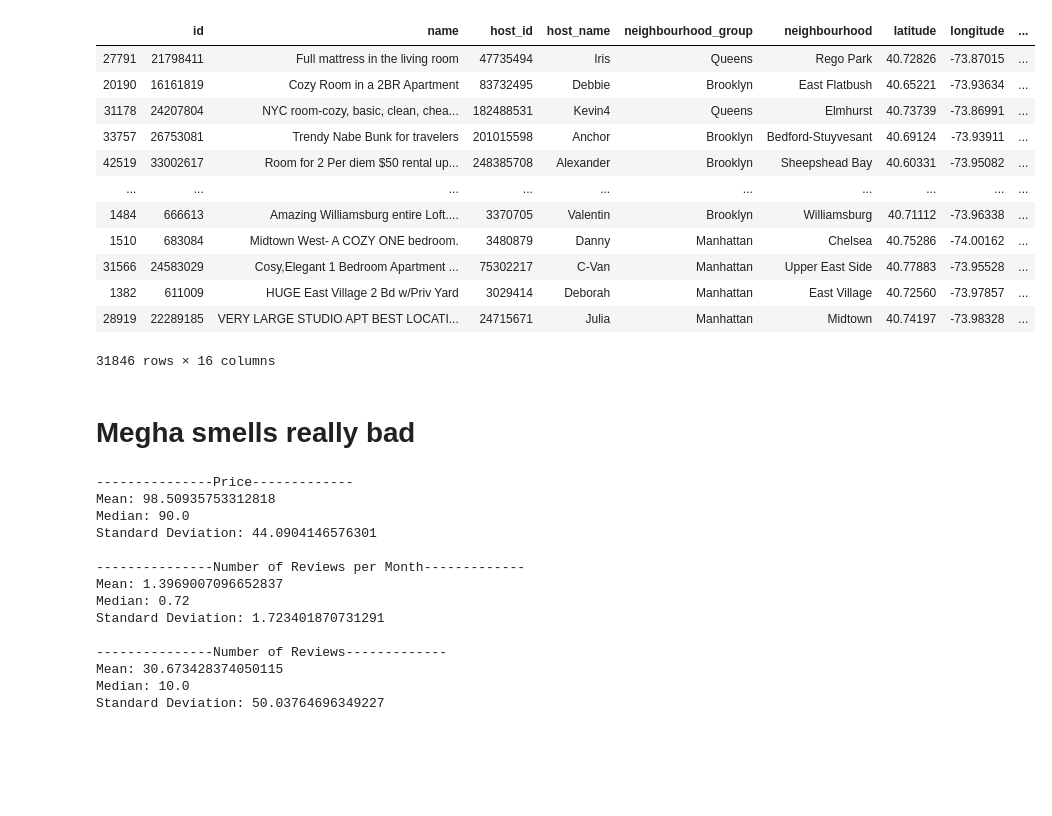
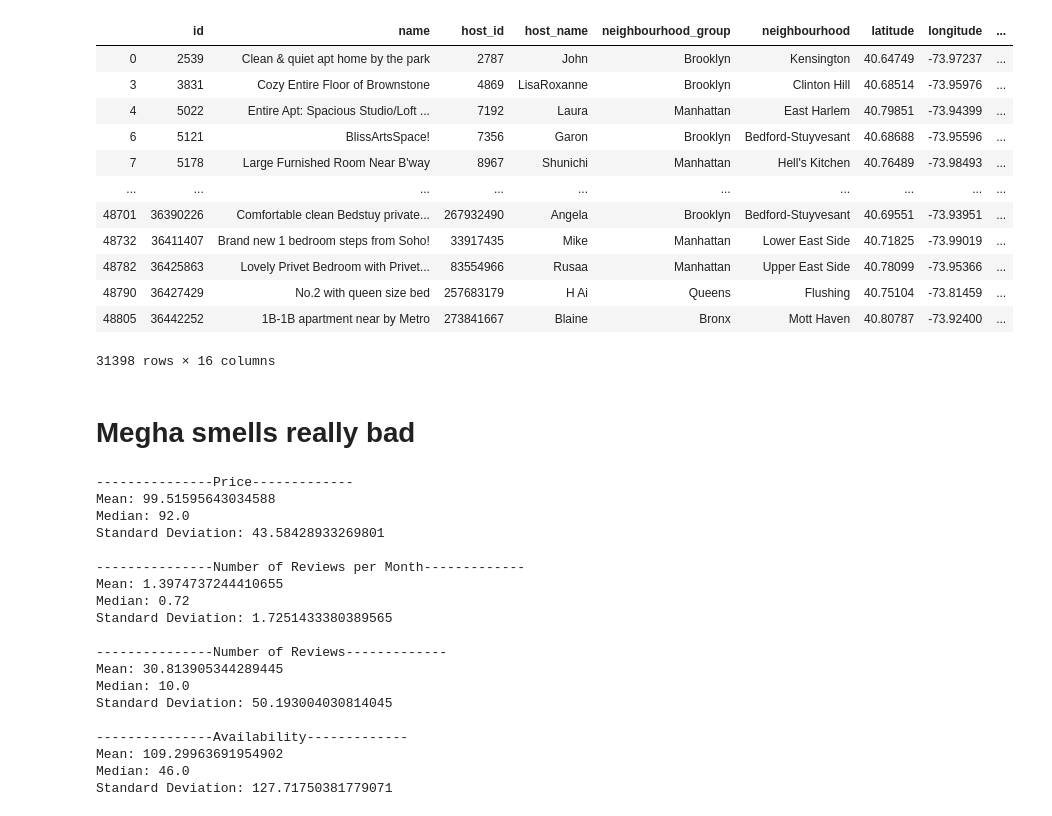
Before and after one commit to mguggari/mguggari.github.io, a Jupyter notebook: Rohit.ipynb, the cells around one changed output. Drawn from its saved outputs; the diff is of its cells as text; code cells hidden in the pictures; blank space fills up the shorter version.

```diff
--- a/Rohit.ipynb
+++ b/Rohit.ipynb
@@ -5,33 +5,19 @@ import pandas
 import folium
 import numpy as np
 from sklearn import linear_model
+#importing necessery libraries for future analysis of the dataset
+import numpy as np
+import pandas as pd
+import matplotlib.pyplot as plt
+import matplotlib.image as mpimg
+%matplotlib inline
+import seaborn as sns
 
 data = pandas.read_csv("AB_NYC_2019.csv")
-data = data[data["price"]>20]
+data = data[data["price"]>30]
 data = data[data["price"]<200]
 data = data.dropna()
 data.columns
-
-# visualizations
-# N
-# 1. Heatmap based on prices
-# 2. Heatmap based on availability
-
-# R
-# 3. Room_type vs Price
-# 4. Relationship bewteen rating and price
-
-# M
-# 5. Heatmap based on rating
-# 6. Room_type vs availability
-
-
-
-# # Machine Learning:
-# 1. Based on other info -> Suggested Price
-
-# # Visulizations:
-
 
 
 # 3. Room Type vs Price
@@ -90,5 +76,5 @@ hm.add_to(map_hooray)
 # Display the map
 map_hooray
 
-heat_df
+# heat_df
 # %% [output]
@@ -109,19 +83,19 @@ heat_df
 # %%
-data.sort_values(["price"])
+data
 # %% [output]
 |  | id | name | host_id | host_name | neighbourhood_group | neighbourhood | latitude | longitude | ... |
-| 27791 | 21798411 | Full mattress in the living room | 47735494 | Iris | Queens | Rego Park | 40.72826 | -73.87015 | ... |
-| 20190 | 16161819 | Cozy Room in a 2BR Apartment | 83732495 | Debbie | Brooklyn | East Flatbush | 40.65221 | -73.93634 | ... |
-| 31178 | 24207804 | NYC room-cozy, basic, clean, chea... | 182488531 | Kevin4 | Queens | Elmhurst | 40.73739 | -73.86991 | ... |
-| 33757 | 26753081 | Trendy Nabe Bunk for travelers | 201015598 | Anchor | Brooklyn | Bedford-Stuyvesant | 40.69124 | -73.93911 | ... |
-| 42519 | 33002617 | Room for 2 Per diem $50 rental up... | 248385708 | Alexander | Brooklyn | Sheepshead Bay | 40.60331 | -73.95082 | ... |
+| 0 | 2539 | Clean & quiet apt home by the park | 2787 | John | Brooklyn | Kensington | 40.64749 | -73.97237 | ... |
+| 3 | 3831 | Cozy Entire Floor of Brownstone | 4869 | LisaRoxanne | Brooklyn | Clinton Hill | 40.68514 | -73.95976 | ... |
+| 4 | 5022 | Entire Apt: Spacious Studio/Loft ... | 7192 | Laura | Manhattan | East Harlem | 40.79851 | -73.94399 | ... |
+| 6 | 5121 | BlissArtsSpace! | 7356 | Garon | Brooklyn | Bedford-Stuyvesant | 40.68688 | -73.95596 | ... |
+| 7 | 5178 | Large Furnished Room Near B'way | 8967 | Shunichi | Manhattan | Hell's Kitchen | 40.76489 | -73.98493 | ... |
 | ... | ... | ... | ... | ... | ... | ... | ... | ... | ... |
-| 1484 | 666613 | Amazing Williamsburg entire Loft.... | 3370705 | Valentin | Brooklyn | Williamsburg | 40.71112 | -73.96338 | ... |
-| 1510 | 683084 | Midtown West- A COZY ONE bedroom. | 3480879 | Danny | Manhattan | Chelsea | 40.75286 | -74.00162 | ... |
-| 31566 | 24583029 | Cosy,Elegant 1 Bedroom Apartment ... | 75302217 | C-Van | Manhattan | Upper East Side | 40.77883 | -73.95528 | ... |
-| 1382 | 611009 | HUGE East Village 2 Bd w/Priv Yard | 3029414 | Deborah | Manhattan | East Village | 40.72560 | -73.97857 | ... |
-| 28919 | 22289185 | VERY LARGE STUDIO APT BEST LOCATI... | 24715671 | Julia | Manhattan | Midtown | 40.74197 | -73.98328 | ... |
+| 48701 | 36390226 | Comfortable clean Bedstuy private... | 267932490 | Angela | Brooklyn | Bedford-Stuyvesant | 40.69551 | -73.93951 | ... |
+| 48732 | 36411407 | Brand new 1 bedroom steps from Soho! | 33917435 | Mike | Manhattan | Lower East Side | 40.71825 | -73.99019 | ... |
+| 48782 | 36425863 | Lovely Privet Bedroom with Privet... | 83554966 | Rusaa | Manhattan | Upper East Side | 40.78099 | -73.95366 | ... |
+| 48790 | 36427429 | No.2 with queen size bed | 257683179 | H Ai | Queens | Flushing | 40.75104 | -73.81459 | ... |
+| 48805 | 36442252 | 1B-1B apartment near by Metro | 273841667 | Blaine | Bronx | Mott Haven | 40.80787 | -73.92400 | ... |
-31846 rows × 16 columns
+31398 rows × 16 columns
 # %% [markdown]
 # Megha smells really bad
 # %%
@@ -143,23 +117,33 @@ print("---------------Number of Reviews-------------")
 print("Mean: " + str(np.mean(data["number_of_reviews"])))
 print("Median: " + str(np.median(data["number_of_reviews"])))
 print("Standard Deviation: " + str(np.std(data["number_of_reviews"])))
+print()
+print("---------------Availability-------------")
+print("Mean: " + str(np.mean(data["availability_365"])))
+print("Median: " + str(np.median(data["availability_365"])))
+print("Standard Deviation: " + str(np.std(data["availability_365"])))
 
 # Reviews per Month
 # %% [output]
 ---------------Price-------------
-Mean: 98.50935753312818
-Median: 90.0
-Standard Deviation: 44.0904146576301
+Mean: 99.51595643034588
+Median: 92.0
+Standard Deviation: 43.58428933269801
 
 ---------------Number of Reviews per Month-------------
-Mean: 1.3969007096652837
+Mean: 1.3974737244410655
 Median: 0.72
-Standard Deviation: 1.723401870731291
+Standard Deviation: 1.7251433380389565
 
 ---------------Number of Reviews-------------
-Mean: 30.673428374050115
+Mean: 30.813905344289445
 Median: 10.0
-Standard Deviation: 50.03764696349227
+Standard Deviation: 50.193004030814045
+
+---------------Availability-------------
+Mean: 109.29963691954902
+Median: 46.0
+Standard Deviation: 127.71750381779071
 # %%
 neighbourhood_averages = {}
 
```
Also changed, not shown: parts of 15 cells of this notebook, 1 other file.
